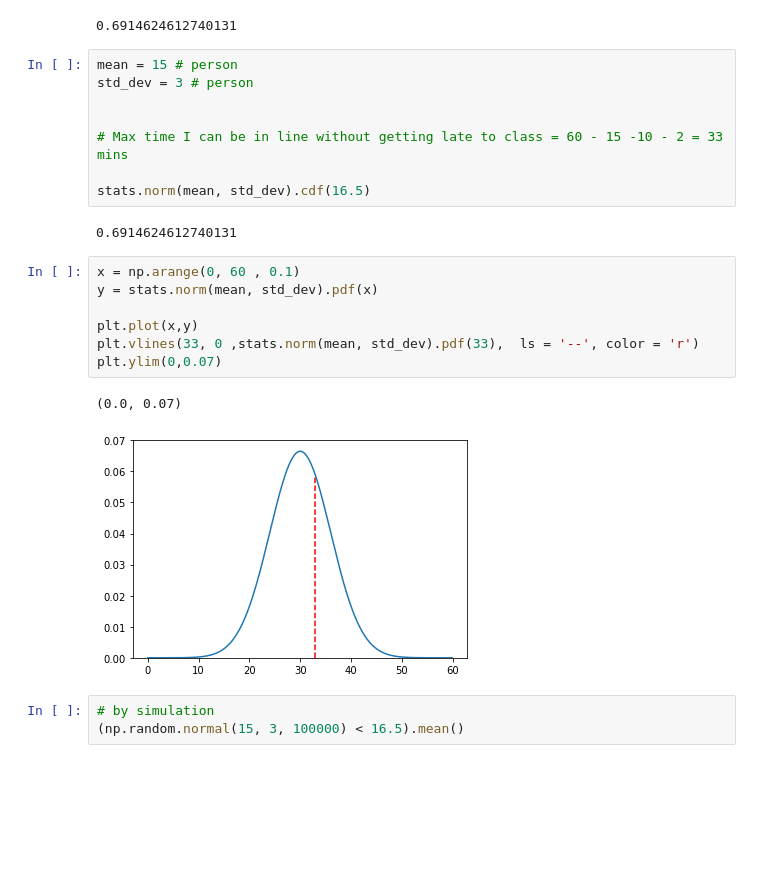
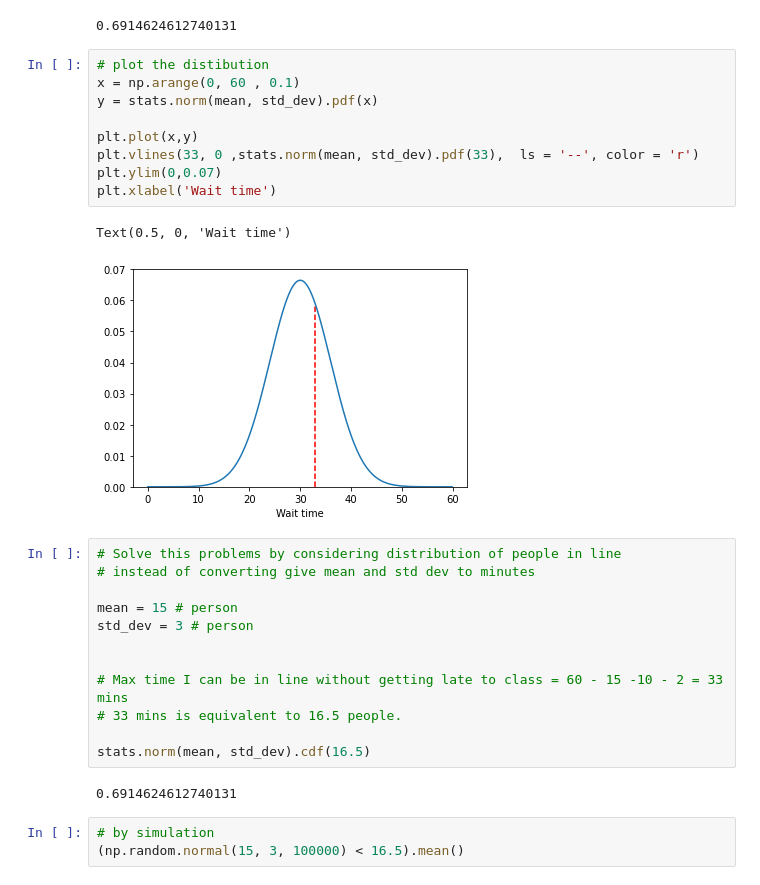
Before and after one commit to CodeupClassroom/jemison-statistics-exercises, a Jupyter notebook: probability_distribution_exercises.ipynb, the cells around one changed output. Drawn from its saved outputs; the diff is of its cells as text; blank space fills up the shorter version.

```diff
--- a/probability_distribution_exercises.ipynb
+++ b/probability_distribution_exercises.ipynb
@@ -181,26 +181,32 @@ std_dev = 3 * 2 # minutes
 stats.norm(mean, std_dev).cdf(33)
 # %% [output]
 0.6914624612740131
+# %%
+# plot the distibution
+x = np.arange(0, 60 , 0.1)
+y = stats.norm(mean, std_dev).pdf(x)
+
+plt.plot(x,y)
+plt.vlines(33, 0 ,stats.norm(mean, std_dev).pdf(33),  ls = '--', color = 'r')
+plt.ylim(0,0.07)
+plt.xlabel('Wait time')
+# %% [output]
+Text(0.5, 0, 'Wait time')
+[figure, added]
 # %%
+# Solve this problems by considering distribution of people in line
+# instead of converting give mean and std dev to minutes
+
 mean = 15 # person
 std_dev = 3 # person
 
 
 # Max time I can be in line without getting late to class = 60 - 15 -10 - 2 = 33 mins
+# 33 mins is equivalent to 16.5 people.
 
 stats.norm(mean, std_dev).cdf(16.5)
 # %% [output]
 0.6914624612740131
-# %%
-x = np.arange(0, 60 , 0.1)
-y = stats.norm(mean, std_dev).pdf(x)
-
-plt.plot(x,y)
-plt.vlines(33, 0 ,stats.norm(mean, std_dev).pdf(33),  ls = '--', color = 'r')
-plt.ylim(0,0.07)
-# %% [output]
-(0.0, 0.07)
-[figure, removed]
 # %%
 # by simulation
 (np.random.normal(15, 3, 100000) < 16.5).mean()
```
Also changed, not shown: parts of 1 cell of this notebook.
